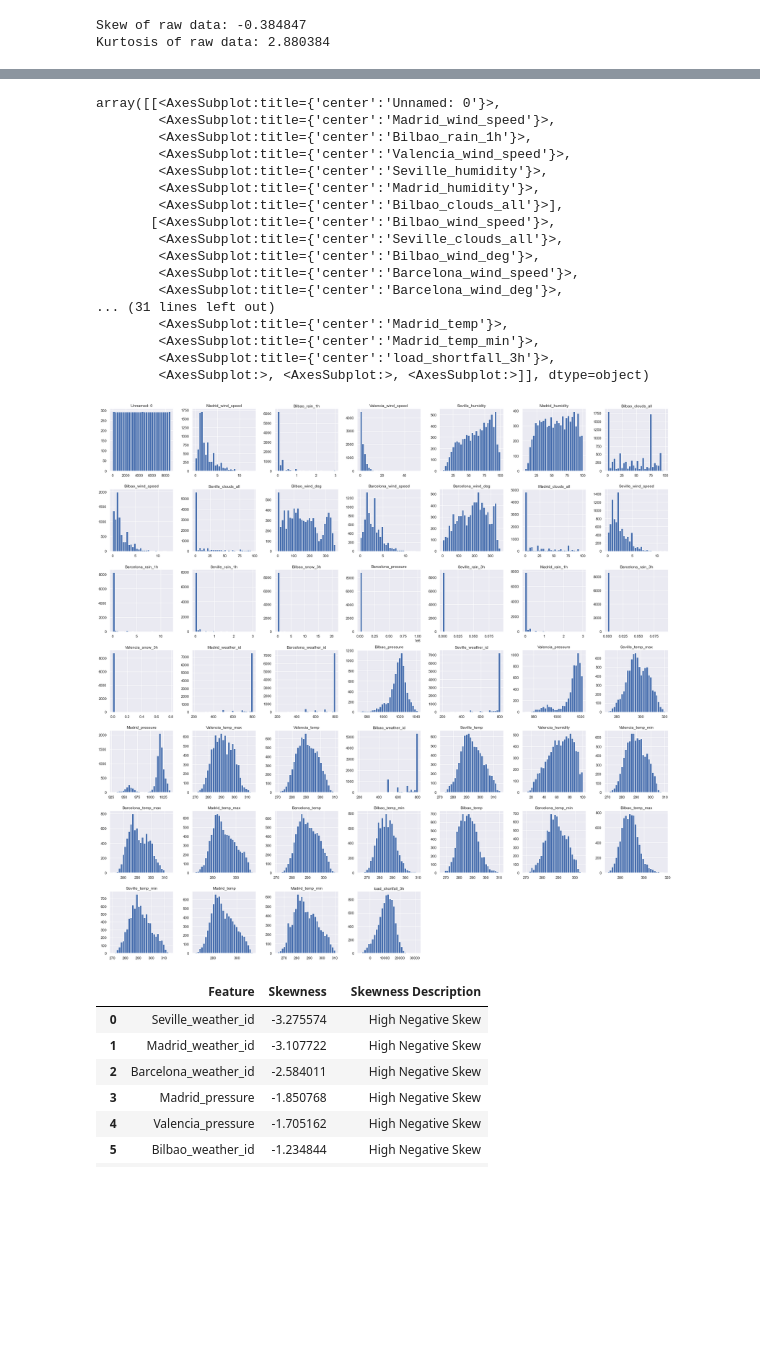
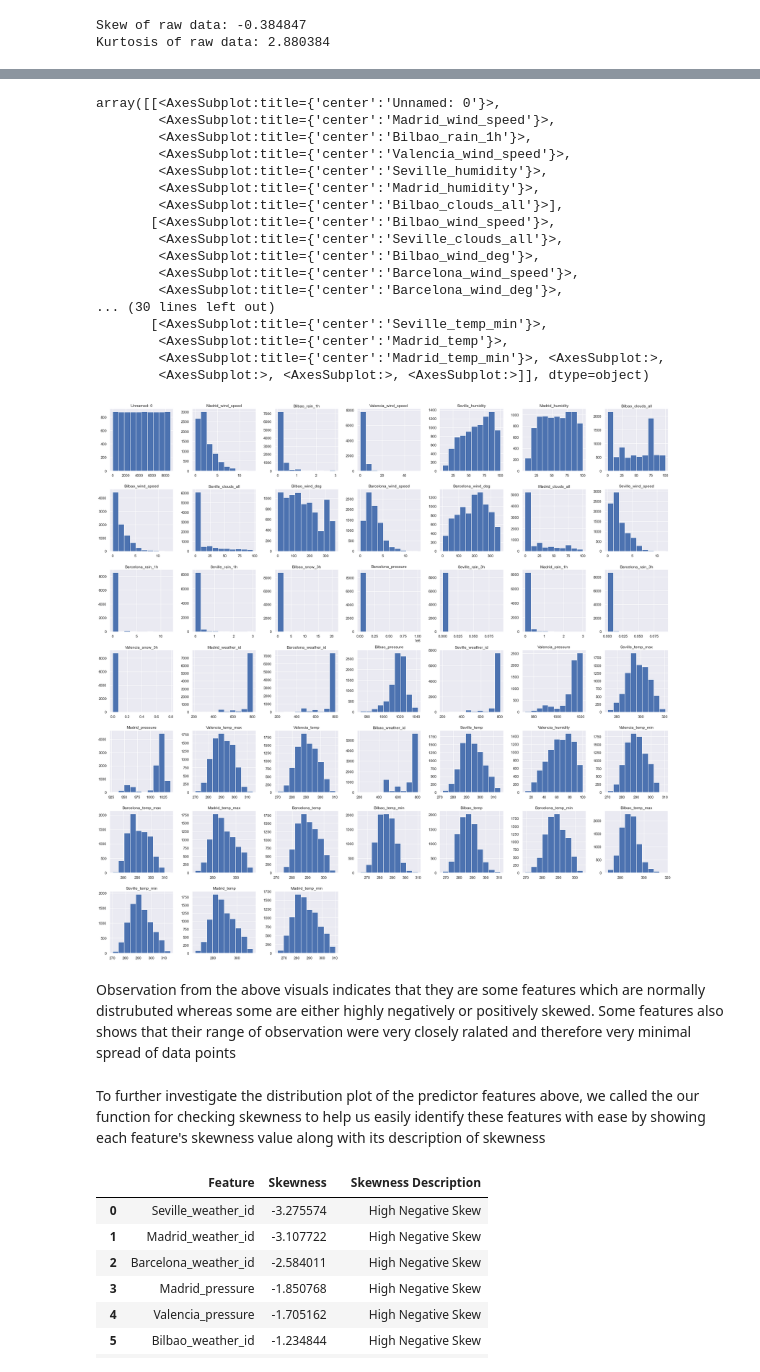
Before and after one commit to ObengKojo23/Team_NM4, a Jupyter notebook: notebooks/Team NM4 Regression Predict.ipynb, the cells around one changed output, grey strips where cells are left out. Cells and saved outputs as stored; diff of their text form; code cells hidden in the pictures; blank space fills up the shorter version.

```diff
--- a/notebooks/Team.ipynb
+++ b/notebooks/Team NM4 Regression Predict.ipynb
@@ -346,30 +447,32 @@ Kurtosis of raw data: 2.880384
 # %%
+#Grouping predictor features in numerical and categorical
 col_names = df_train.columns
-
-categorical_features = df_train[['Seville_pressure', 'Valencia_wind_deg', 'time']]
-numerical_features = [x for x in col_names if not x in categorical_features]
+categorical_features = ['Seville_pressure', 'Valencia_wind_deg', 'time']
+numerical_features = [column for column in col_names if not column in categorical_features]
 # %%
 #Visualising distribution of numerical features
-df_train[numerical_features].hist(figsize=(30, 30), bins=30)
+df_train[numerical_features].drop('load_shortfall_3h', axis=1).hist(figsize=(30, 30))
 # %% [output]
 array([[<AxesSubplot:title={'center':'Unnamed: 0'}>,
         <AxesSubplot:title={'center':'Madrid_wind_speed'}>,
         <AxesSubplot:title={'center':'Bilbao_rain_1h'}>,
         <AxesSubplot:title={'center':'Valencia_wind_speed'}>,
         <AxesSubplot:title={'center':'Seville_humidity'}>,
         <AxesSubplot:title={'center':'Madrid_humidity'}>,
         <AxesSubplot:title={'center':'Bilbao_clouds_all'}>],
        [<AxesSubplot:title={'center':'Bilbao_wind_speed'}>,
         <AxesSubplot:title={'center':'Seville_clouds_all'}>,
         <AxesSubplot:title={'center':'Bilbao_wind_deg'}>,
         <AxesSubplot:title={'center':'Barcelona_wind_speed'}>,
         <AxesSubplot:title={'center':'Barcelona_wind_deg'}>,
-... (31 lines left out)
+... (30 lines left out)
+       [<AxesSubplot:title={'center':'Seville_temp_min'}>,
         <AxesSubplot:title={'center':'Madrid_temp'}>,
-        <AxesSubplot:title={'center':'Madrid_temp_min'}>,
-        <AxesSubplot:title={'center':'load_shortfall_3h'}>,
+        <AxesSubplot:title={'center':'Madrid_temp_min'}>, <AxesSubplot:>,
         <AxesSubplot:>, <AxesSubplot:>, <AxesSubplot:>]], dtype=object)
-[figure, old version]
+[figure, new version]
+# %% [markdown]
+Observation from the above visuals indicates that they are some features which are normally distrubuted whereas some are either highly negatively or positively skewed. Some features also shows that their range of observation were very closely ralated and therefore very minimal spread of data points
 # %%
 #Function to check skewness
 def describe_skewness(x):
@@ -384,6 +487,8 @@ def describe_skewness(x):
     elif x > 1:
         skewness = 'High Positve Skew'
     return skewness
+# %% [markdown]
+To further investigate the distribution plot of the predictor features above, we called the our function for checking skewness to help us easily identify these features with ease by showing each feature's skewness value along with its description of skewness
 # %%
 # Tabulating Skewness of the numerical features and using a function call to explicitly describe each skewness
 
```
Also changed, not shown: parts of 152 cells of this notebook, 2 other files.
